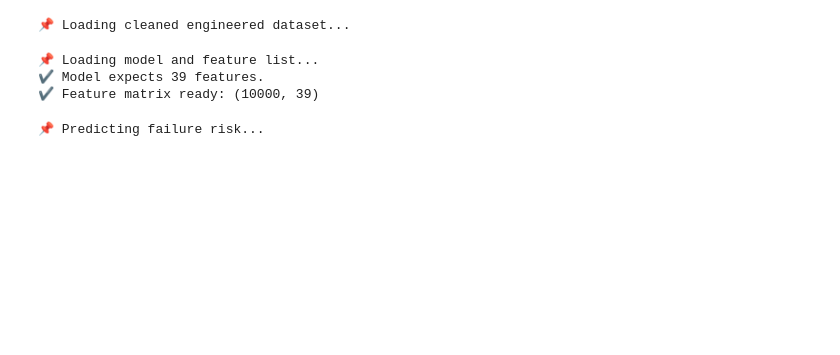
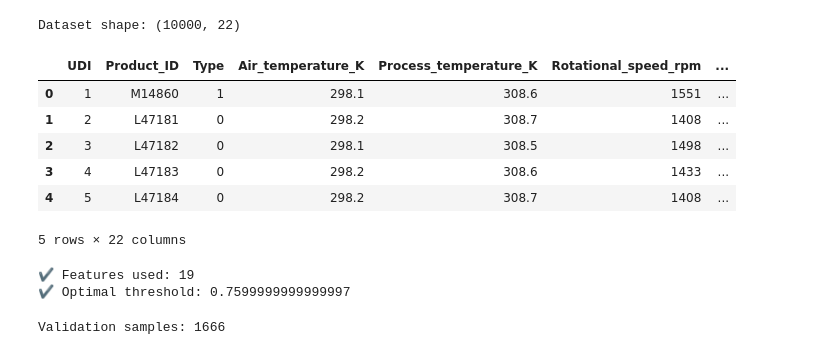
Before and after one commit to vinay-gupta-kandula/predictive-maintenance-ai4i, a Jupyter notebook: notebooks/05_Cost_Benefit_Analysis.ipynb, the cells around one changed output. Saved outputs shown, nothing was run; the diff lists cells and outputs as text; code cells hidden in the pictures; blank space fills up the shorter version.

```diff
--- a/notebooks/05_Cost_Benefit_Analysis.ipynb
+++ b/notebooks/05_Cost_Benefit_Analysis.ipynb
@@ -3,8 +3,6 @@ import pandas as pd
 import numpy as np
 import joblib
 import json
+
+from sklearn.model_selection import TimeSeriesSplit
 from sklearn.metrics import confusion_matrix
-
-print("📌 Loading cleaned engineered dataset...")
-# %% [output]
-📌 Loading cleaned engineered dataset...
@@ -20,30 +9,31 @@ df.columns = (
 # %%
+df = pd.read_csv("../data/processed/ai4i2020_features.csv")
+
 if "Type" in df.columns:
     df["Type"] = df["Type"].map({"L": 0, "M": 1, "H": 2})
 
-# Target
-target = "label"
-y = df[target]
+print("Dataset shape:", df.shape)
+df.head()
+# %% [output]
+Dataset shape: (10000, 22)
+|  | UDI | Product_ID | Type | Air_temperature_K | Process_temperature_K | Rotational_speed_rpm | ... |
+| 0 | 1 | M14860 | 1 | 298.1 | 308.6 | 1551 | ... |
+| 1 | 2 | L47181 | 0 | 298.2 | 308.7 | 1408 | ... |
+| 2 | 3 | L47182 | 0 | 298.1 | 308.5 | 1498 | ... |
+| 3 | 4 | L47183 | 0 | 298.2 | 308.6 | 1433 | ... |
+| 4 | 5 | L47184 | 0 | 298.2 | 308.7 | 1408 | ... |
+5 rows × 22 columns
 # %%
-print("📌 Loading model and feature list...")
+model = joblib.load("../models/best_model.joblib")
 
-model = joblib.load("../models/best_model.joblib")
 with open("../models/feature_list.json", "r") as f:
     feature_names = json.load(f)
 
-print(f"✔ Model expects {len(feature_names)} features.")
+with open("../models/threshold.txt", "r") as f:
+    optimal_threshold = float(f.read())
 
-# Subset to correct feature order
-X = df[feature_names]
-
-print("✔ Feature matrix ready:", X.shape)
+print("✔ Features used:", len(feature_names))
+print("✔ Optimal threshold:", optimal_threshold)
 # %% [output]
-📌 Loading model and feature list...
-✔ Model expects 39 features.
-✔ Feature matrix ready: (10000, 39)
+✔ Features used: 19
+✔ Optimal threshold: 0.7599999999999997
-# %%
-print("\n📌 Predicting failure risk...")
-probs = model.predict_proba(X)[:, 1]      # Probability of failure
-y_pred = (probs >= 0.5).astype(int)       # Default threshold = 0.5
-# %% [output]
-📌 Predicting failure risk...
@@ -49,0 +44,12 @@ y_pred = (probs >= 0.5).astype(int)       # Default threshold = 0.5
+# %%
+tscv = TimeSeriesSplit(n_splits=5)
+
+# Use final split exactly like Notebook 3
+train_idx, val_idx = list(tscv.split(X))[-1]
+
+X_val = X.iloc[val_idx]
+y_val = y.iloc[val_idx]
+
+print("Validation samples:", len(X_val))
+# %% [output]
+Validation samples: 1666
```
Also changed, not shown: parts of 14 cells of this notebook, 3 other files.
